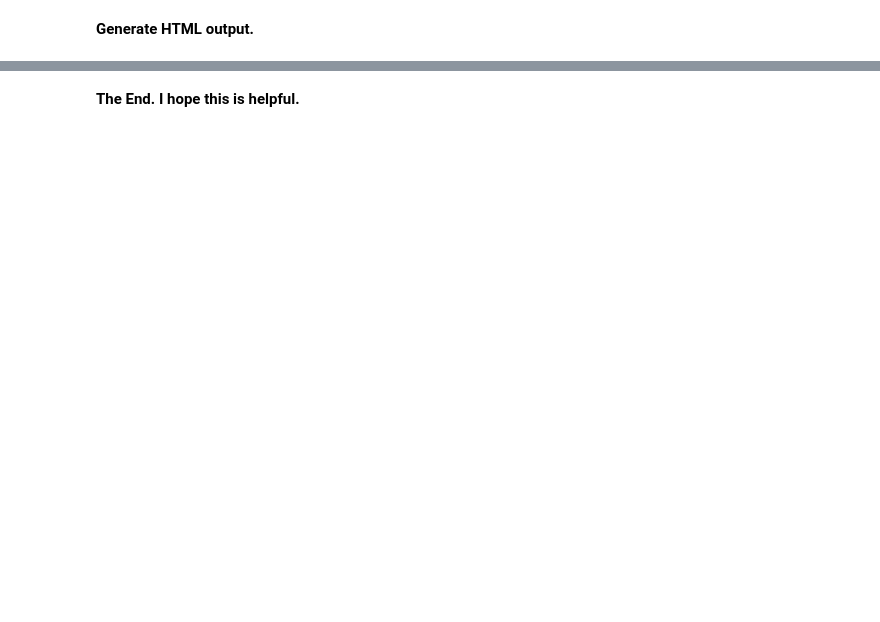
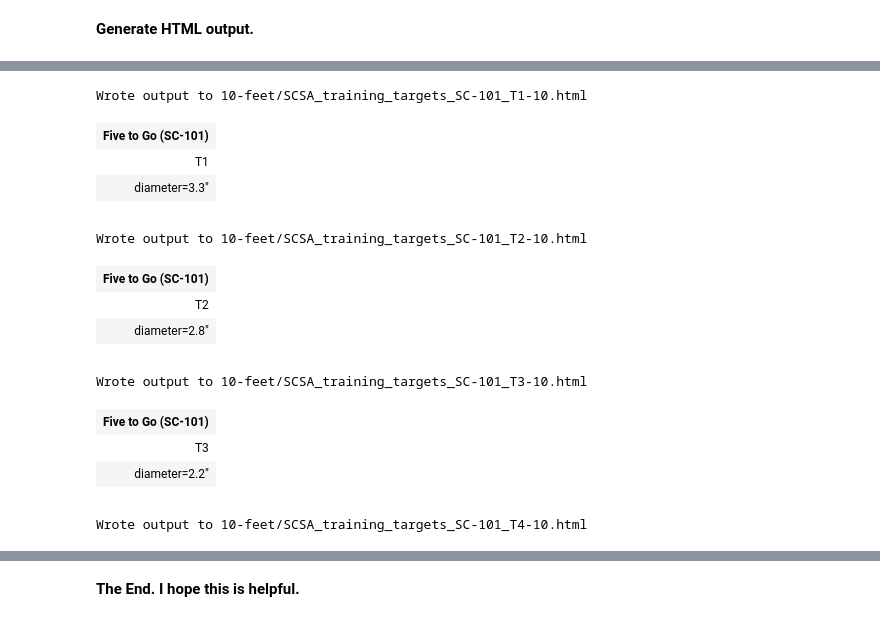
Before and after one commit to msroth/JupyterNotebooks, a Jupyter notebook: SCSA_Indoor_Training/SCSA_training_distances.ipynb, the cells around one changed output, grey strips where cells are left out. Cells and saved outputs as stored; diff of their text form; code cells hidden in the pictures; blank space fills up the shorter version.

Commit message:
create target graphic files and output moved to separate directory

```diff
--- a/SCSA_Indoor_Training/SCSA_training_distances.ipynb
+++ b/SCSA_Indoor_Training/SCSA_training_distances.ipynb
@@ -194,6 +202,7 @@ for stage in stages.keys():
             output +="*"
         output += "</td>"
 
+        # get target type and output diameter or height x width
         target_type = stages[stage][target]['target_type']
         training_target_size = stages[stage][target]['training_target_size']
         if target_type.upper() == 'A':
@@ -201,17 +210,24 @@ for stage in stages.keys():
         else:
             output += "<td>{:.1f}</td><td></td><td></td>".format(training_target_size[0])
 
+        # output the target offset
         training_offset = float(stages[stage][target]['training_offset'])
         output += "<td>{:.1f}</td>".format(training_offset)
 
-        # training distance
+        # output training distance
         output += "<td align=center>" + str(training_distance) + "</td></tr>"
 
 output += "</table>"
 
-f = open('SCSA_training_distance-{}.html'.format(training_distance), 'w')
+# once the HTML is constructed write it to a file in a folder designated by the
+# training distance
+output_dir = str(training_distance) + '-feet'
+if not os.path.exists(output_dir):
+    os.mkdir(output_dir)
+f = open('{}/SCSA_training_distance-{}.html'.format(output_dir,training_distance), 'w')
 f.write('<html>{}</html>'.format(output))
 f.close()
 
-print('Wrote output to SCSA_training_distance-{}.html'.format(training_distance))
-print('Run next cell to see results rendered inline.')
+print('Wrote output to {}/SCSA_training_distance-{}.html'.format(output_dir, training_distance))
+# Display results
+display(HTML(output));
@@ -222,0 +239,64 @@ display(HTML(output));
+# %%
+# Create SVG graphics of each target and write to individual files
+px = 90
+
+# for each stage...
+for stage in stages.keys():
+
+    stage_id = stage[stage.find("(")+1:stage.find(")")]
+
+    # target
+    for target in stages[stage].keys():
+        html_outer = '<table border=1><tr><th align=center>{}</th></tr><tr><td align=center>{}</td></tr>'.format(stage, target)
+        svg_outer = '<tr><td align=center><svg height={} width={}>{}</svg></td></tr>'
+        svg_inner = ''
+
+        target_type = stages[stage][target]['target_type']
+        training_target_size = stages[stage][target]['training_target_size']
+
+        # create SVG shape depending upon target type
+        if target_type.upper() == 'A':
+            x = training_target_size[2]
+            y = training_target_size[1]
+            html_outer += '<tr><td align=center>height={:.1f}\" width={:.1f}\"</td></tr>'.format(y, x)
+            svg_inner += '<rect x={} y={} width={} height={} stroke=black stroke-width=3 fill=none />'.format((x * px)/4,
+                                                                                                    (y * px)/4,
+                                                                                                    float(x * px),
+                                                                                                    float(y * px))
+            html_outer += svg_outer.format(1.5 * float(y) * px, 1.5 * float(x) * px, svg_inner)
+        else:
+            r = float(training_target_size[0]) / 2.0
+            html_outer += '<tr><td align=center>diameter={:.1f}\"</td></tr>'.format(r*2.0)
+            svg_inner += '<circle cx={} cy={} r={} stroke=black stroke-width=3 fill=none />'.format(1.5 * (float(r) * px),
+                                                                                          (1.5 * float(r) * px),
+                                                                                          (float(r) * px))
+            html_outer += svg_outer.format(3 * float(r) * px, 3 * float(r) * px, svg_inner) + '</table><p/>'
+
+        # output += html_outer
+
+        # write each target to a file
+        filename = '{}/SCSA_training_targets_{}_{}-{}.html'.format(output_dir, stage_id, target, training_distance)
+        f = open(filename, 'w')
+        f.write('<html>{}</html>'.format(html_outer))
+        f.close()
+
+        print('Wrote output to {}'.format(filename))
+        # Display results
+        display(HTML(html_outer));
+# %% [output]
+Wrote output to 10-feet/SCSA_training_targets_SC-101_T1-10.html
+| Five to Go (SC-101) |
+| T1 |
+| diameter=3.3" |
+|  |
+Wrote output to 10-feet/SCSA_training_targets_SC-101_T2-10.html
+| Five to Go (SC-101) |
+| T2 |
+| diameter=2.8" |
+|  |
+Wrote output to 10-feet/SCSA_training_targets_SC-101_T3-10.html
+| Five to Go (SC-101) |
+| T3 |
+| diameter=2.2" |
+|  |
+Wrote output to 10-feet/SCSA_training_targets_SC-101_T4-10.html
```
Also changed, not shown: parts of 9 cells of this notebook.
